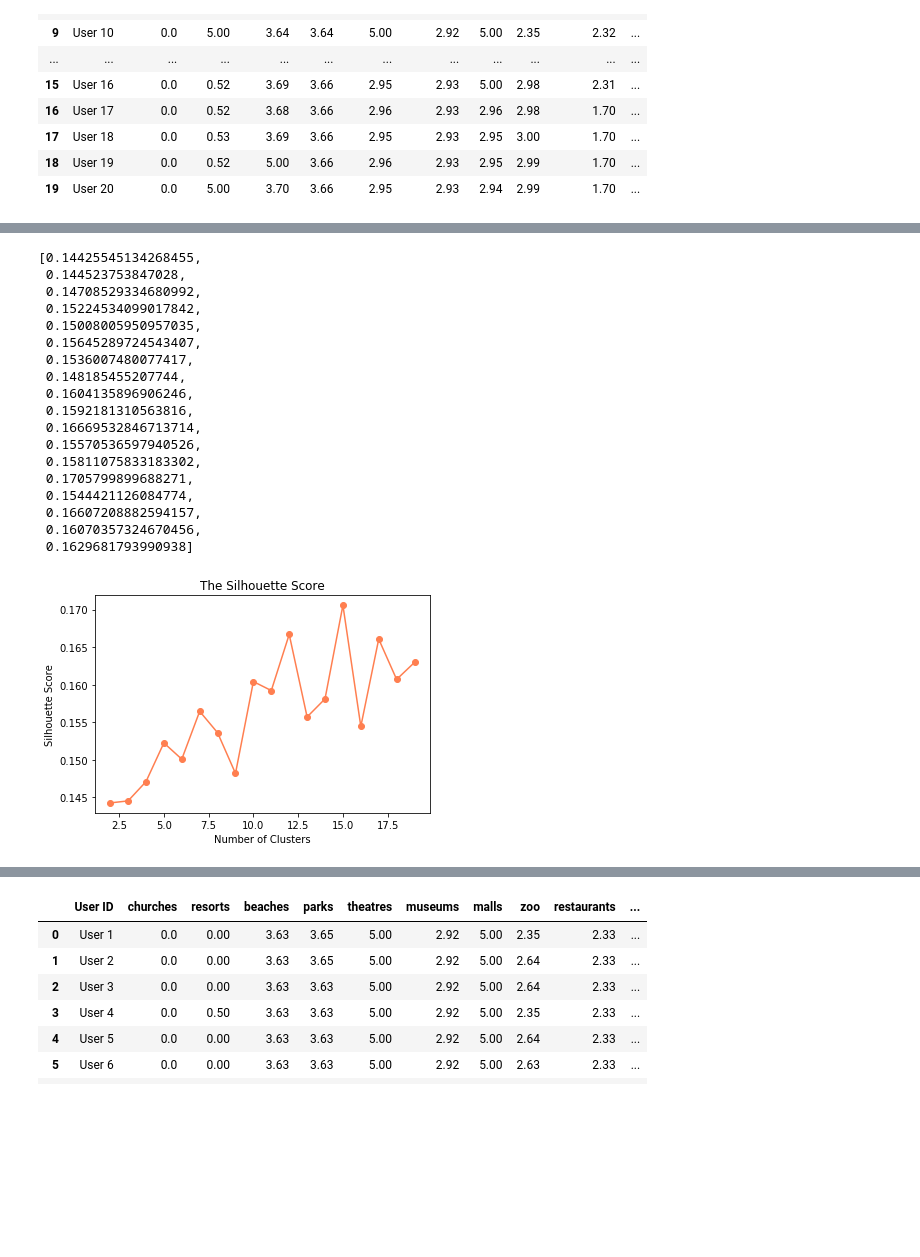
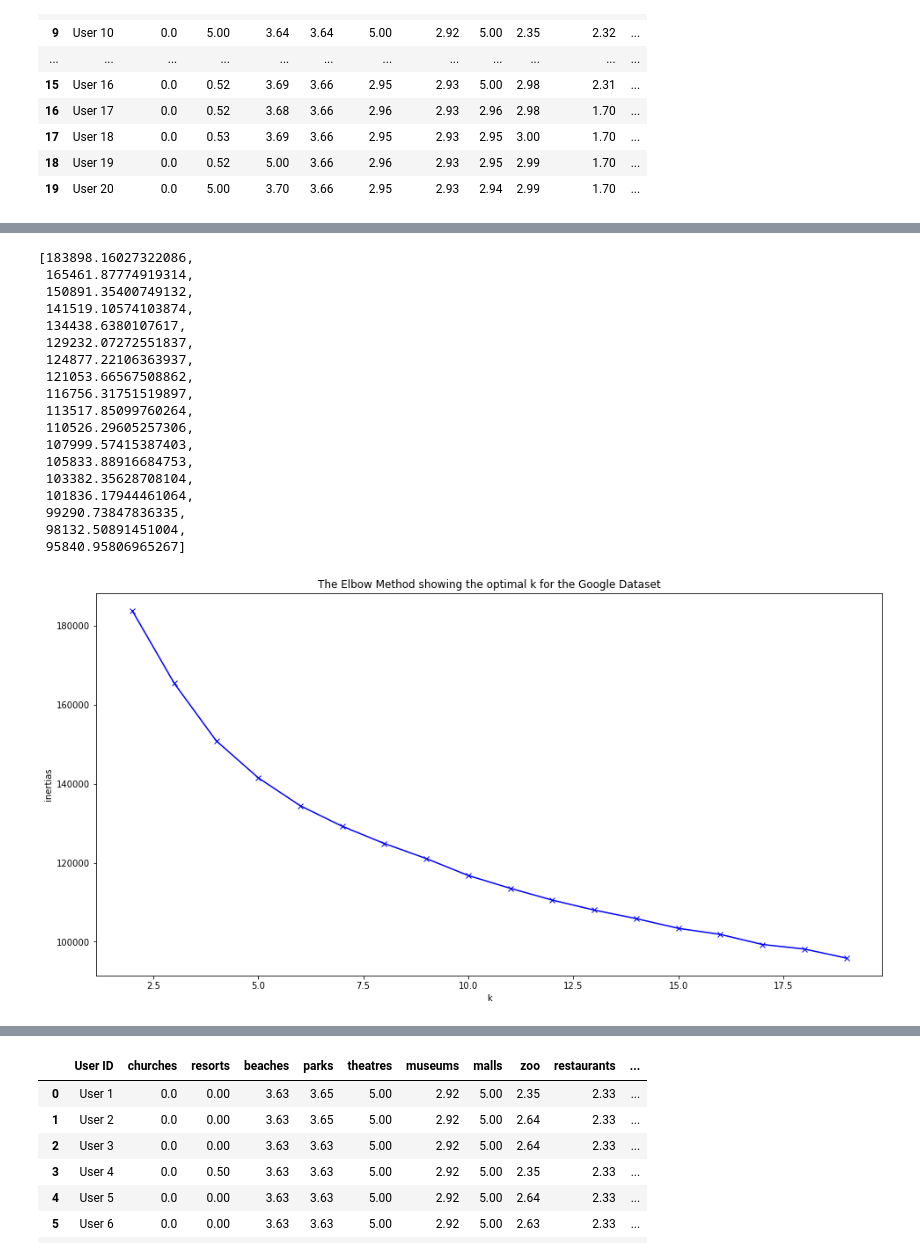
Before and after one commit to fay-xiao/springboard, a Jupyter notebook: recommendationwithbothgoogleNtripadvisorusingkmeancluster.ipynb, the cells around one changed output, grey strips where cells are left out. Cells and saved outputs as stored; diff of their text form; code cells hidden in the pictures; blank space fills up the shorter version.

Commit message:
update with different model cluster

```diff
--- a/recommendationwithbothgoogleNtripadvisorusingkmeancluster.ipynb
+++ b/recommendationwithbothgoogleNtripadvisorusingkmeancluster.ipynb
@@ -188,37 +190,49 @@ google_data.describe()
 | max | 5.000000 | 5.000000 | 5.000000 | 5.000000 | 5.000000 | 5.00000 | 5.000000 | 5.000000 | 5.000000 | 5.000000 | ... |
 # %%
 google_data1=google_data.drop('User ID', axis=1)
-s_score = [] # create empty list
-for i in range(2, 20): # for each value from 2 to 19:
-    kmeans = KMeans(n_clusters = i, init = 'k-means++', random_state = 42)
-    kmeans.fit(google_data1)
-    pred=kmeans.predict(google_data1)
-    s_score.append(metrics.silhouette_score(google_data1, pred))
-s_score
+#s_score = [] # create empty list
+#for i in range(2, 20): # for each value from 2 to 19:
+#    kmeans = KMeans(n_clusters = i, init = 'k-means++', random_state = 42)
+#    kmeans.fit(google_data1)
+#    pred=kmeans.predict(google_data1)
+#    s_score.append(metrics.silhouette_score(google_data1, pred))
+#s_score
+inertias = []
+for i in range(2,20): # run the algo 2-20 to plot inertias
+    model = KMeans(n_clusters = i, init = 'k-means++', random_state = 42)
+    model.fit(google_data1) # run mode for current k
+    inertias.append(model.inertia_)
+inertias
 # %% [output]
-[0.14425545134268455,
- 0.144523753847028,
- 0.14708529334680992,
- 0.15224534099017842,
- 0.15008005950957035,
- 0.15645289724543407,
- 0.1536007480077417,
- 0.148185455207744,
- 0.1604135896906246,
- 0.1592181310563816,
- 0.16669532846713714,
- 0.15570536597940526,
- 0.15811075833183302,
- 0.1705799899688271,
- 0.1544421126084774,
- 0.16607208882594157,
- 0.16070357324670456,
- 0.1629681793990938]
+[183898.16027322086,
+ 165461.87774919314,
+ 150891.35400749132,
+ 141519.10574103874,
+ 134438.6380107617,
+ 129232.07272551837,
+ 124877.22106363937,
+ 121053.66567508862,
+ 116756.31751519897,
+ 113517.85099760264,
+ 110526.29605257306,
+ 107999.57415387403,
+ 105833.88916684753,
+ 103382.35628708104,
+ 101836.17944461064,
+ 99290.73847836335,
+ 98132.50891451004,
+ 95840.95806965267]
 # %%
-plt.plot(range(2, 20), s_score, marker='o', c='coral')
-plt.title('The Silhouette Score')
-plt.xlabel('Number of Clusters')
-plt.ylabel('Silhouette Score')
+#plt.plot(range(2, 20), s_score, marker='o', c='coral')
+#plt.title('The Silhouette Score')
+#plt.xlabel('Number of Clusters')
+#plt.ylabel('Silhouette Score')
+#plt.show()
+plt.figure(figsize=(16,8))
+plt.plot(range(2,20), inertias, 'bx-')
+plt.xlabel('k')
+plt.ylabel('inertias')
+plt.title('The Elbow Method showing the optimal k for the Google Dataset')
 plt.show()
 # %% [output]
-[figure, old version]
+[figure, new version]
```
Also changed, not shown: parts of 5 cells of this notebook.
